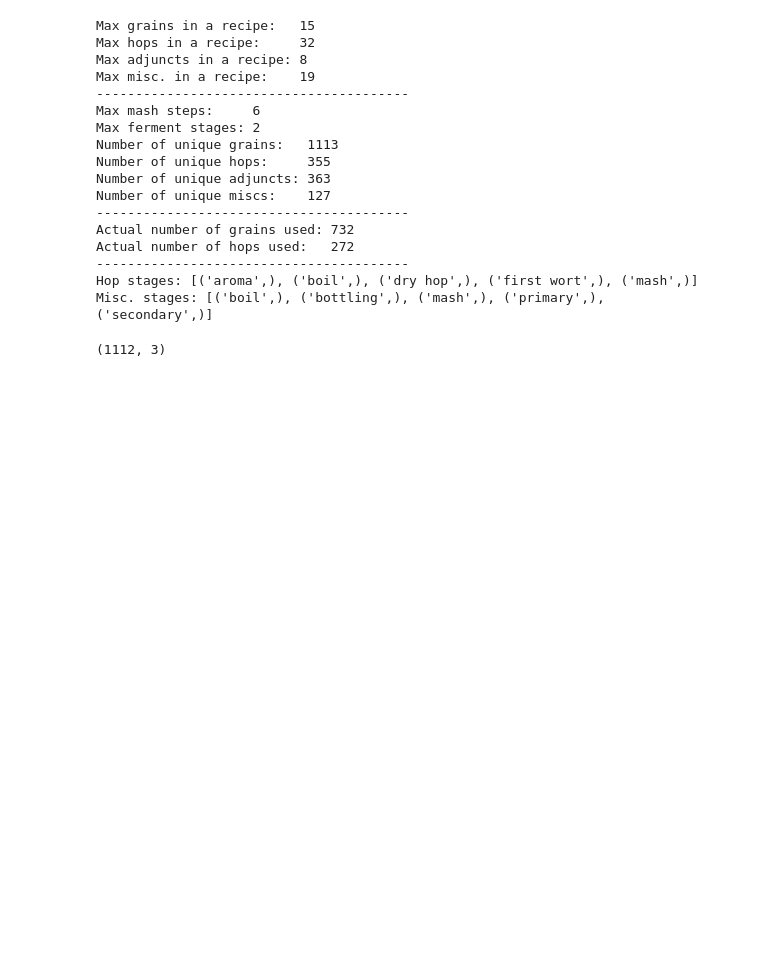
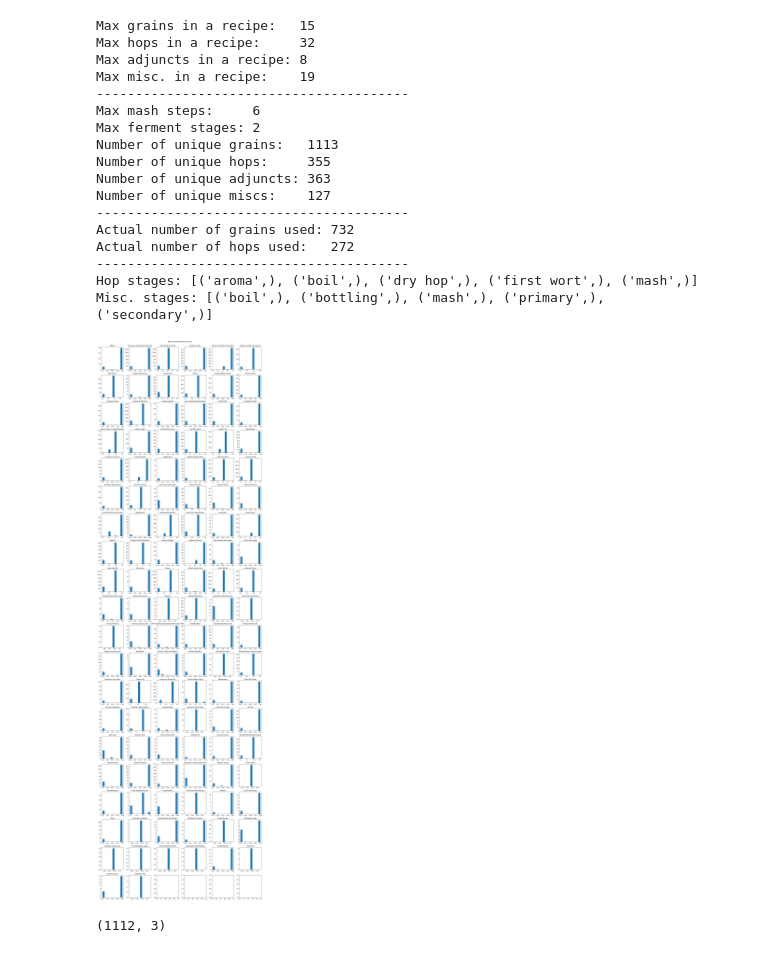
Before and after one commit to halobrewery/brewbrain, a Jupyter notebook: recipe_visualizer.ipynb, the cells around one changed output. Saved outputs shown, nothing was run; the diff lists cells and outputs as text; code cells hidden in the pictures; blank space fills up the shorter version.

```diff
--- a/recipe_visualizer.ipynb
+++ b/recipe_visualizer.ipynb
@@ -177,6 +177,42 @@ Actual number of hops used:   272
 ----------------------------------------
 Hop stages: [('aroma',), ('boil',), ('dry hop',), ('first wort',), ('mash',)]
 Misc. stages: [('boil',), ('bottling',), ('mash',), ('primary',), ('secondary',)]
+# %%
+# Style distribution of Mash pHs
+with Session(engine) as session:
+  style_to_mashph = session.query(CoreStyle.id, CoreStyle.name, RecipeML.mash_ph) \
+    .join(Style, Style.core_style_id == CoreStyle.id) \
+    .join(RecipeML, RecipeML.style_id == Style.id).all()
+  stylename_to_mashphs_map = {}
+  for styleid, stylename, mashph in style_to_mashph:
+    if stylename not in stylename_to_mashphs_map:
+      stylename_to_mashphs_map[stylename] = []
+    stylename_to_mashphs_map[stylename].append(round(mashph, 2))
+
+plt.close()
+
+MAX_COLS = 6
+num_plt_rows = int(np.ceil(len(stylename_to_mashphs_map.keys()) / MAX_COLS))
+fig, axs = plt.subplots(num_plt_rows, MAX_COLS)
+fig.set_size_inches(18, num_plt_rows*3)
+
+row_idx = 0
+col_idx = 0
+for stylename, mashphs in stylename_to_mashphs_map.items():
+  ax = axs[row_idx][col_idx]
+  ax.hist(mashphs, bins=10)
+  ax.set_title(stylename)
+  col_idx += 1
+  if col_idx >= MAX_COLS:
+    col_idx = 0
+    row_idx += 1
+
+
+fig.suptitle("Mash pH Distributions by Style", y=1.0)
+fig.tight_layout(pad=1.0)
+plt.show()
+# %% [output]
+[figure, added]
 # %%
 # Find the number of times each grain, hop, etc. appears in a particular style
 with Session(engine) as session:
```
Also changed, not shown: parts of 2 cells of this notebook, 14 other files.
